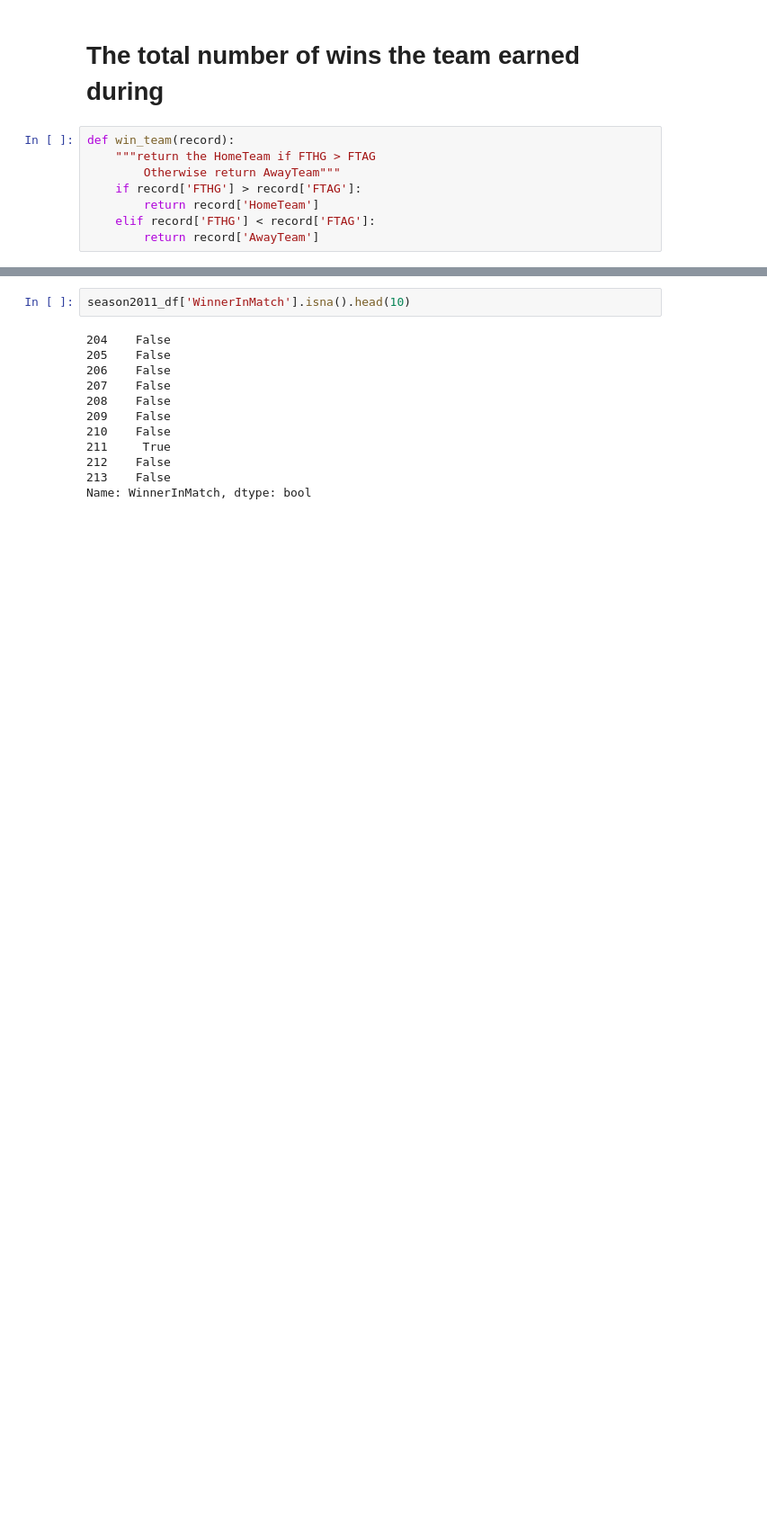
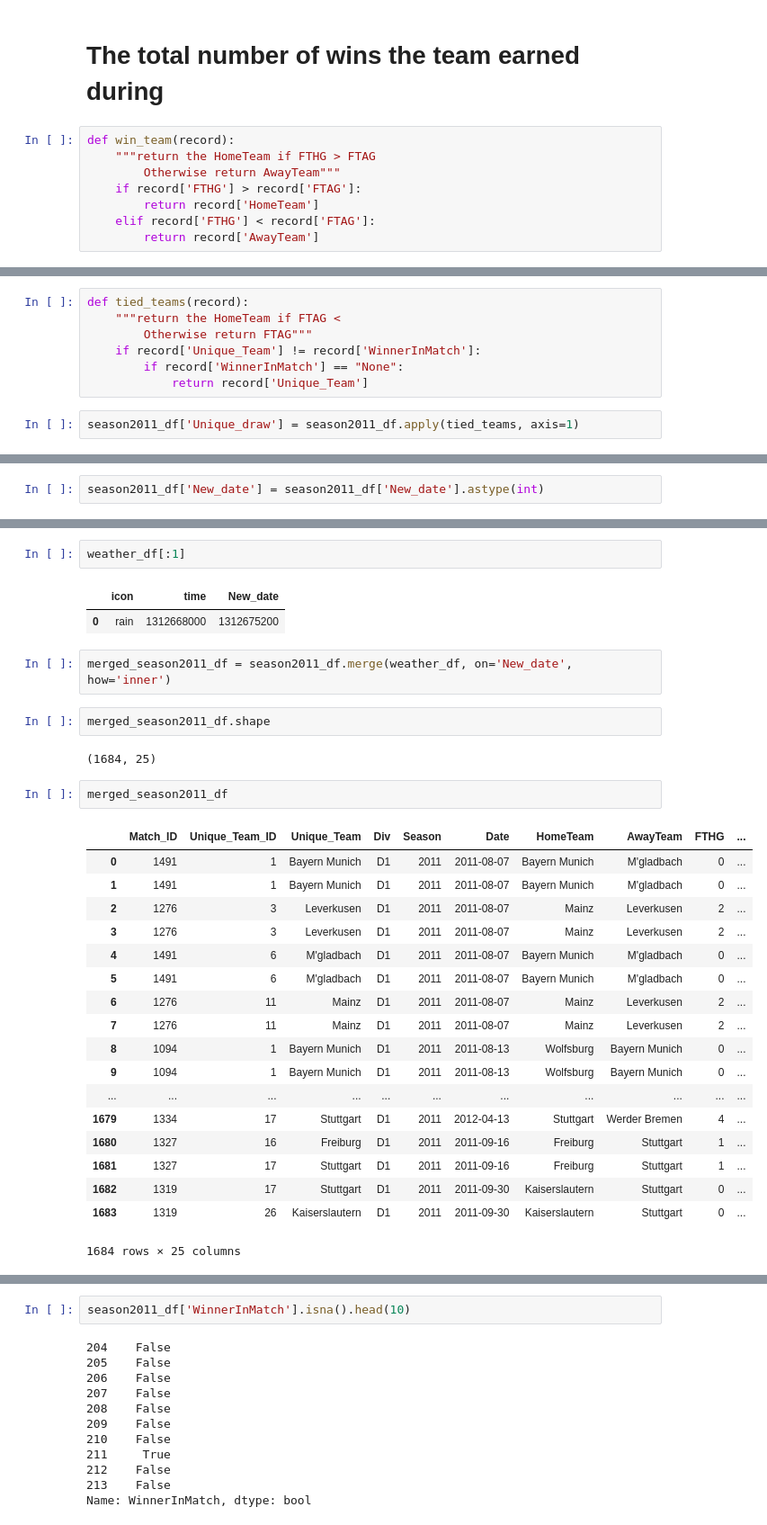
Before and after one commit to Jkim516/dsc-mod-2-lab-seattle-ds-062419, a Jupyter notebook: Mod2_project.ipynb, the cells around one changed output, grey strips where cells are left out. Shown at 90% size. Saved outputs shown, nothing was run; the diff lists cells and outputs as text; blank space fills up the shorter version.

```diff
--- a/Mod2_project.ipynb
+++ b/Mod2_project.ipynb
@@ -497,0 +684,9 @@ season2011_df
+# %%
+def tied_teams(record):
+    """return the HomeTeam if FTAG <
+        Otherwise return FTAG"""
+    if record['Unique_Team'] != record['WinnerInMatch']:
+        if record['WinnerInMatch'] == "None":
+            return record['Unique_Team']
+# %%
+season2011_df['Unique_draw'] = season2011_df.apply(tied_teams, axis=1)
@@ -497,0 +773,2 @@ season2011_df
+# %%
+season2011_df['New_date'] = season2011_df['New_date'].astype(int)
@@ -497,0 +796,32 @@ season2011_df
+# %%
+weather_df[:1]
+# %% [output]
+|  | icon | time | New_date |
+| 0 | rain | 1312668000 | 1312675200 |
+# %%
+merged_season2011_df = season2011_df.merge(weather_df, on='New_date', how='inner')
+# %%
+merged_season2011_df.shape
+# %% [output]
+(1684, 25)
+# %%
+merged_season2011_df
+# %% [output]
+|  | Match_ID | Unique_Team_ID | Unique_Team | Div | Season | Date | HomeTeam | AwayTeam | FTHG | ... |
+| 0 | 1491 | 1 | Bayern Munich | D1 | 2011 | 2011-08-07 | Bayern Munich | M'gladbach | 0 | ... |
+| 1 | 1491 | 1 | Bayern Munich | D1 | 2011 | 2011-08-07 | Bayern Munich | M'gladbach | 0 | ... |
+| 2 | 1276 | 3 | Leverkusen | D1 | 2011 | 2011-08-07 | Mainz | Leverkusen | 2 | ... |
+| 3 | 1276 | 3 | Leverkusen | D1 | 2011 | 2011-08-07 | Mainz | Leverkusen | 2 | ... |
+| 4 | 1491 | 6 | M'gladbach | D1 | 2011 | 2011-08-07 | Bayern Munich | M'gladbach | 0 | ... |
+| 5 | 1491 | 6 | M'gladbach | D1 | 2011 | 2011-08-07 | Bayern Munich | M'gladbach | 0 | ... |
+| 6 | 1276 | 11 | Mainz | D1 | 2011 | 2011-08-07 | Mainz | Leverkusen | 2 | ... |
+| 7 | 1276 | 11 | Mainz | D1 | 2011 | 2011-08-07 | Mainz | Leverkusen | 2 | ... |
+| 8 | 1094 | 1 | Bayern Munich | D1 | 2011 | 2011-08-13 | Wolfsburg | Bayern Munich | 0 | ... |
+| 9 | 1094 | 1 | Bayern Munich | D1 | 2011 | 2011-08-13 | Wolfsburg | Bayern Munich | 0 | ... |
+| ... | ... | ... | ... | ... | ... | ... | ... | ... | ... | ... |
+| 1679 | 1334 | 17 | Stuttgart | D1 | 2011 | 2012-04-13 | Stuttgart | Werder Bremen | 4 | ... |
+| 1680 | 1327 | 16 | Freiburg | D1 | 2011 | 2011-09-16 | Freiburg | Stuttgart | 1 | ... |
+| 1681 | 1327 | 17 | Stuttgart | D1 | 2011 | 2011-09-16 | Freiburg | Stuttgart | 1 | ... |
+| 1682 | 1319 | 17 | Stuttgart | D1 | 2011 | 2011-09-30 | Kaiserslautern | Stuttgart | 0 | ... |
+| 1683 | 1319 | 26 | Kaiserslautern | D1 | 2011 | 2011-09-30 | Kaiserslautern | Stuttgart | 0 | ... |
+1684 rows × 25 columns
```
Also changed, not shown: parts of 130 cells of this notebook.
